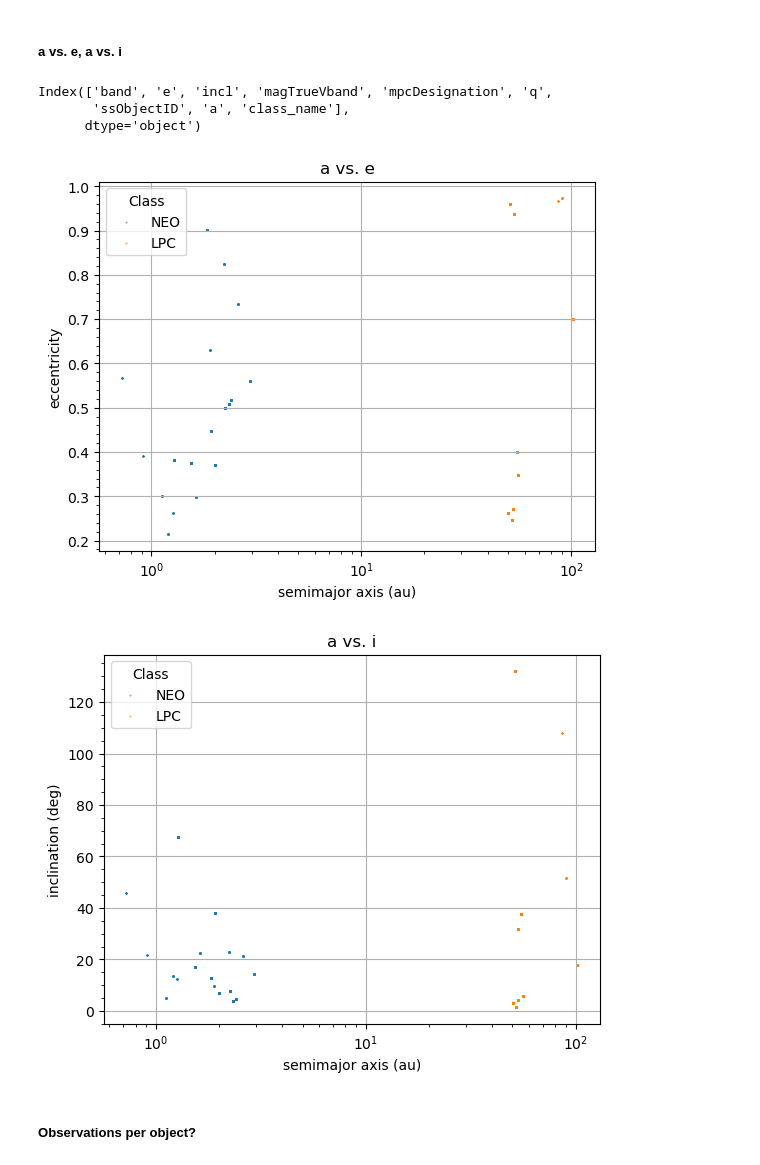
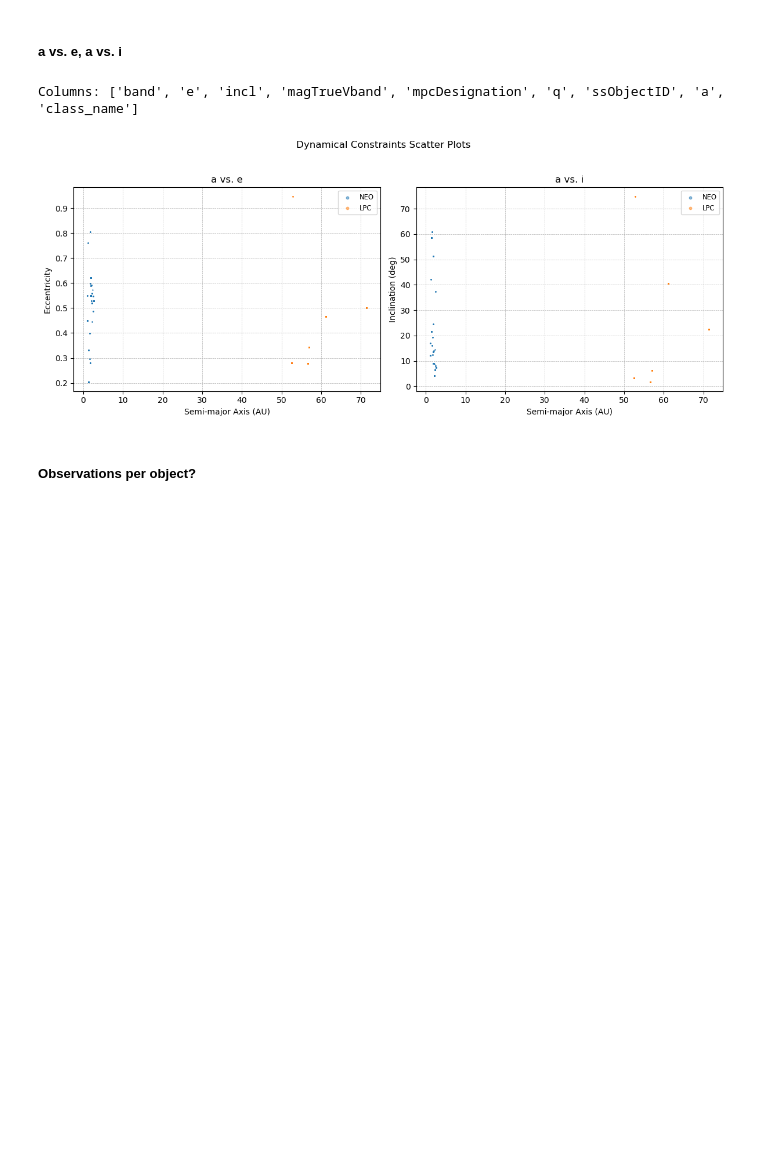
Before and after one commit to lsst-sssc/rsp_queries, a Jupyter notebook: docs/notebooks/query_tutorial.ipynb, the cells around one changed output. Drawn from its saved outputs; the diff is of its cells as text; code cells hidden in the pictures; blank space fills up the shorter version.

```diff
--- a/docs/notebooks/query_tutorial.ipynb
+++ b/docs/notebooks/query_tutorial.ipynb
@@ -155,17 +247,14 @@ The query_helpers.py module holds functions that create some useful summary plot
 # %% [markdown]
 ##### a vs. e, a vs. i
 # %%
-print(main_example_table.columns)
+print(f"Columns: {[col for col in main_example_table.columns]}")
 
 # qh.plot_data(main_example_table, log = True)
 
-p.run_basic_plots(main_example_table, 1500, log_scale = False)
+p.run_scatter_plots(main_example_table)
 # %% [output]
-Index(['band', 'e', 'incl', 'magTrueVband', 'mpcDesignation', 'q',
-       'ssObjectID', 'a', 'class_name'],
-      dtype='object')
+Columns: ['band', 'e', 'incl', 'magTrueVband', 'mpcDesignation', 'q', 'ssObjectID', 'a', 'class_name']
-[figure, old version]
+[figure, new version]
-[figure, removed]
 # %% [markdown]
 ##### Observations per object?
 # %%
```
Also changed, not shown: parts of 19 cells of this notebook, 3 other files.
